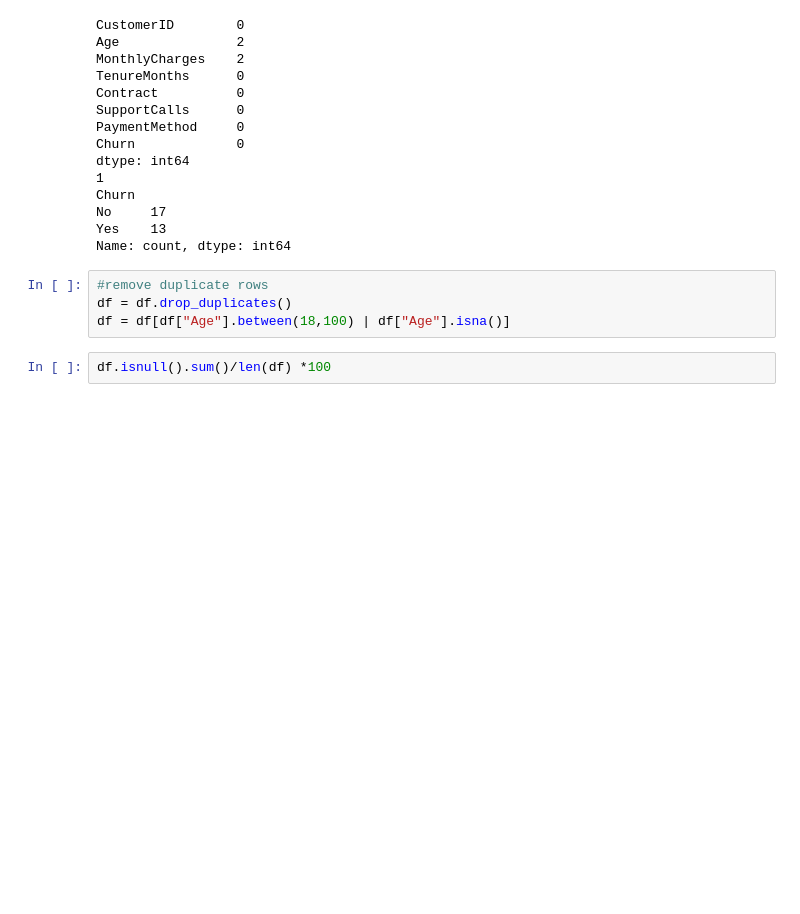
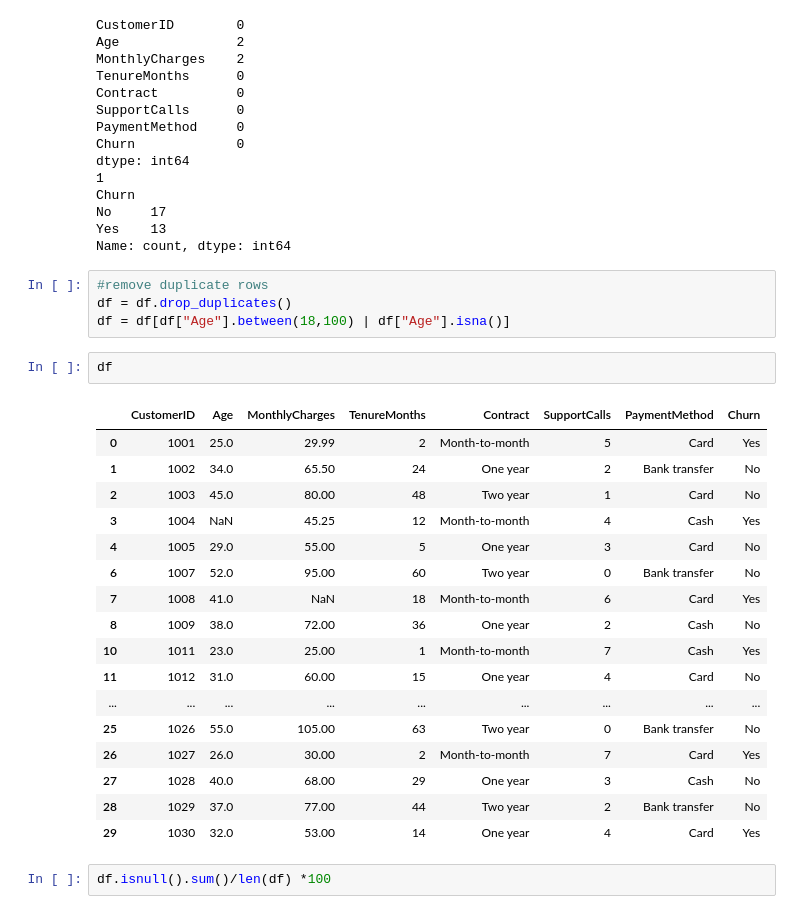
Before and after one commit to ksvishnu8a-dotcom/Machine-Learning-Basics, a Jupyter notebook: customer.ipynb, the cells around one changed output. Saved outputs shown, nothing was run; the diff lists cells and outputs as text; blank space fills up the shorter version.

```diff
--- a/customer.ipynb
+++ b/customer.ipynb
@@ -116,6 +116,26 @@ Name: count, dtype: int64
 #remove duplicate rows
 df = df.drop_duplicates()
 df = df[df["Age"].between(18,100) | df["Age"].isna()]
+# %%
+df
+# %% [output]
+|  | CustomerID | Age | MonthlyCharges | TenureMonths | Contract | SupportCalls | PaymentMethod | Churn |
+| 0 | 1001 | 25.0 | 29.99 | 2 | Month-to-month | 5 | Card | Yes |
+| 1 | 1002 | 34.0 | 65.50 | 24 | One year | 2 | Bank transfer | No |
+| 2 | 1003 | 45.0 | 80.00 | 48 | Two year | 1 | Card | No |
+| 3 | 1004 | NaN | 45.25 | 12 | Month-to-month | 4 | Cash | Yes |
+| 4 | 1005 | 29.0 | 55.00 | 5 | One year | 3 | Card | No |
+| 6 | 1007 | 52.0 | 95.00 | 60 | Two year | 0 | Bank transfer | No |
+| 7 | 1008 | 41.0 | NaN | 18 | Month-to-month | 6 | Card | Yes |
+| 8 | 1009 | 38.0 | 72.00 | 36 | One year | 2 | Cash | No |
+| 10 | 1011 | 23.0 | 25.00 | 1 | Month-to-month | 7 | Cash | Yes |
+| 11 | 1012 | 31.0 | 60.00 | 15 | One year | 4 | Card | No |
+| ... | ... | ... | ... | ... | ... | ... | ... | ... |
+| 25 | 1026 | 55.0 | 105.00 | 63 | Two year | 0 | Bank transfer | No |
+| 26 | 1027 | 26.0 | 30.00 | 2 | Month-to-month | 7 | Card | Yes |
+| 27 | 1028 | 40.0 | 68.00 | 29 | One year | 3 | Cash | No |
+| 28 | 1029 | 37.0 | 77.00 | 44 | Two year | 2 | Bank transfer | No |
+| 29 | 1030 | 32.0 | 53.00 | 14 | One year | 4 | Card | Yes |
 # %%
 df.isnull().sum()/len(df) *100
 # %% [output]
```
Also changed, not shown: parts of 14 cells of this notebook, 7 other files.
